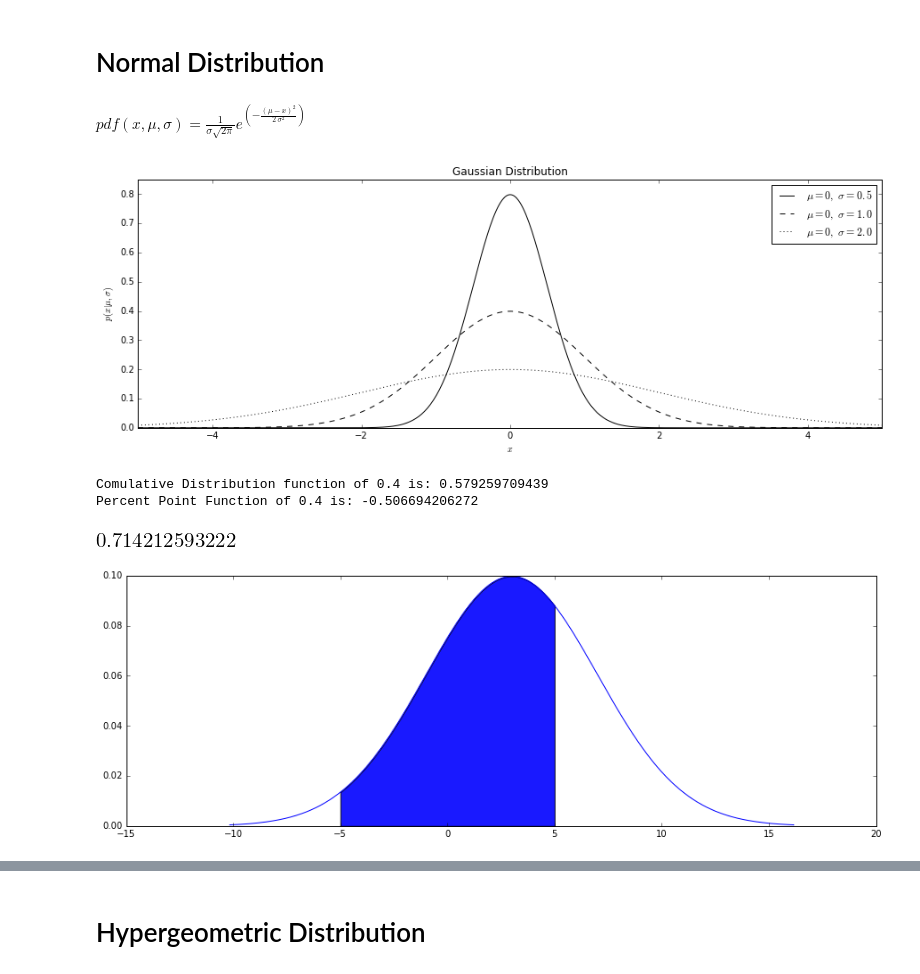
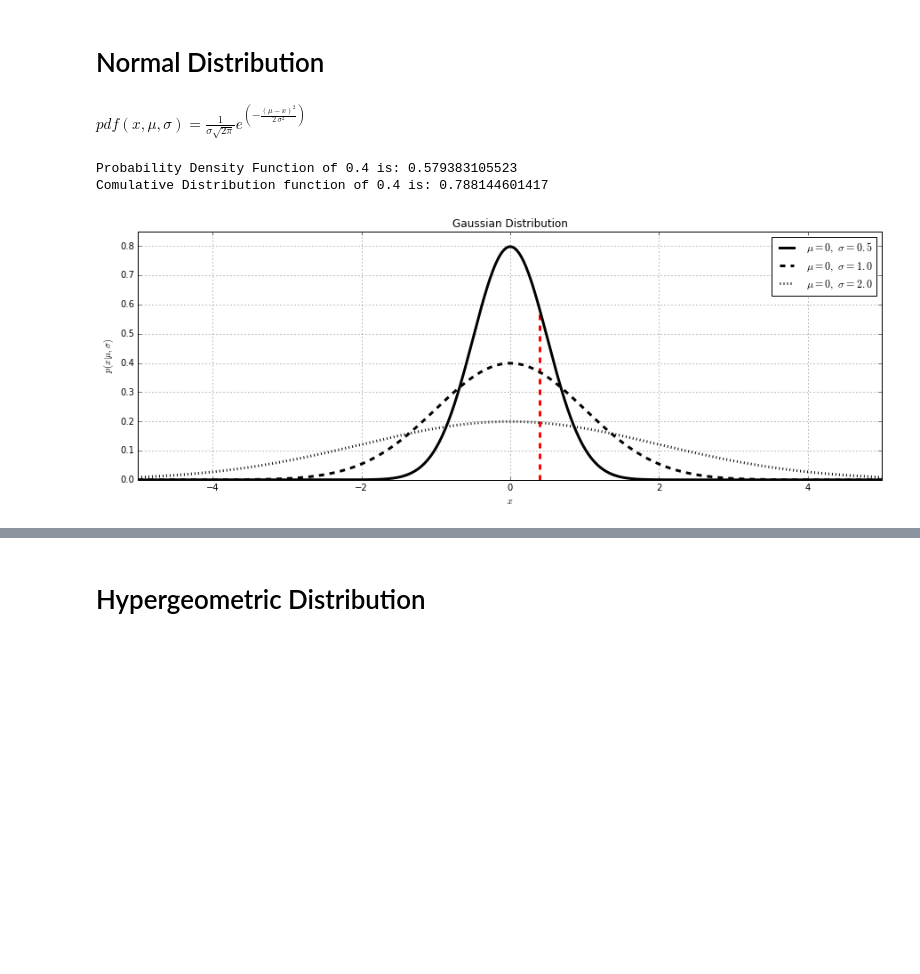
Before and after one commit to Mohamed-Elbially/PythonTutorials, a Jupyter notebook: ProbabilityDistriputions.ipynb, the cells around one changed output, grey strips where cells are left out. Drawn from its saved outputs; the diff is of its cells as text; code cells hidden in the pictures; blank space fills up the shorter version.

```diff
--- a/ProbabilityDistriputions.ipynb
+++ b/ProbabilityDistriputions.ipynb
@@ -33,7 +33,7 @@ Examples of statistical functions:
 n_values = [20, 20, 40]
 b_values = [0.2, 0.6, 0.6]
 linestyles = ['-', '--', ':']
-x = np.arange(-1, 200)
+x = np.arange(0, 40)
 
 fig, ax = plt.subplots(figsize=(15, 5))
 
@@ -41,24 +41,22 @@ for (n, b, ls) in zip(n_values, b_values, linestyles):
     # create a binomial distribution
     dist = binom(n, b)
 
-    plt.plot(x, dist.pmf(x), ls=ls, c='black',
+    ax.plot(x, dist.pmf(x), ls=ls, c='black', lw = 3,
              label=r'$b=%.1f,\ n=%i$' % (b, n), linestyle='steps-mid')
 
-plt.xlim(-2, 35)
+plt.xlim(0, 35)
 plt.ylim(0, 0.25)
 
 plt.xlabel('$x$')
 plt.ylabel(r'$p(x|b, n)$')
 plt.title('Binomial Distribution')
-
-plt.legend()
+ax.legend()
 plt.show()
 
 dist = binom(n_values[0], b_values[0])
+
 # Probability Mass Function
-print 'Probability Mass Function of 0.4 is: {v}'.format(v = dist.pmf(10))
+print 'Probability Mass Function of 5 is: {v}'.format(v = dist.pmf(5))
 # Comulative Distribution Function
-print 'Comulative Distribution function of 0.4 is: {v}'.format(v = dist.cdf(10))
-# Percent point function (inverse of cdf — percentiles).
-print 'Percent Point Function of 0.4 is: {v}'.format(v = dist.ppf(10))
+print 'Comulative Distribution function of 5 is: {v}'.format(v = dist.cdf(5))
 # %% [output]
@@ -74,52 +71,42 @@ ltx = '$ pdf(x,\\mu,\\sigma) = \\frac{1}{ \\sigma' + \
  'x\\right)}^{2}}{2 \\, \\sigma^{2}}\\right)}$'
 
 display(Latex(ltx))
+
 # Comulative Distribution Function
-
 mu =0
 sigma_values = [0.5, 1.0, 2.0]
 linestyles = ['-', '--', ':']
 x = np.linspace(-10, 10,1000)
 
 fig, ax = plt.subplots(figsize=(15, 5))
 
 for (sigma, ls) in zip(sigma_values, linestyles):
     # create a binomial distribution
     dist = norm(mu, sigma)
 
-    plt.plot(x, dist.pdf(x), ls=ls, c='black',
+    ax.plot(x, dist.pdf(x), ls=ls, c='black',lw=3,
              label=r'$\mu=%i,\ \sigma=%.1f$' % (mu, sigma))
 
 
 plt.xlim(-5, 5)
 plt.ylim(0, 0.85)
 
 plt.xlabel('$x$')
 plt.ylabel(r'$p(x|\mu,\sigma)$')
 plt.title('Gaussian Distribution')
+plt.grid(True)
+ax.legend()
 
-plt.legend()
-plt.show()
-
+dist = norm(mu, sigma_values[0])
+# Probability Density Function.
+print 'Probability Density Function of 0.4 is: {v}'.format(v = dist.pdf(0.4))
+ax.vlines(0.4,0,dist.pdf(0.4),colors='r', linestyles='--', lw=3)
 # Comulative Distribution Function
 print 'Comulative Distribution function of 0.4 is: {v}'.format(v = dist.cdf(0.4))
-# Percent point function (inverse of cdf — percentiles).
-print 'Percent Point Function of 0.4 is: {v}'.format(v = dist.ppf(0.4))
 
-mu,sigma = 3,4
-x_min, x_max = -5,5
-Y = norm(mu,sigma)
-y_min, y_max = Y.interval(0.999)
-y = np.linspace(y_min,y_max,1000)
-x = np.linspace(x_min,x_max,1000)
-fig, ax = plt.subplots(figsize=(15, 5))
-ax.plot(y,Y.pdf(y))
-ax.fill_between(x,Y.pdf(x),alpha = 0.9)
-sum(Y.cdf([x_min,x_max]))
+plt.show()
 # %% [output]
 $ pdf(x,\mu,\sigma) = \frac{1}{ \sigma\sqrt{2 \pi}} e^{\left(-\frac{{\left(\mu - x\right)}^{2}}{2 \, \sigma^{2}}\right)}$
+Probability Density Function of 0.4 is: 0.579383105523
+Comulative Distribution function of 0.4 is: 0.788144601417
-[figure, old version]
+[figure, new version]
-Comulative Distribution function of 0.4 is: 0.579259709439
-Percent Point Function of 0.4 is: -0.506694206272
-[figure, removed]
-[figure, removed]
```
Also changed, not shown: parts of 7 cells of this notebook.
